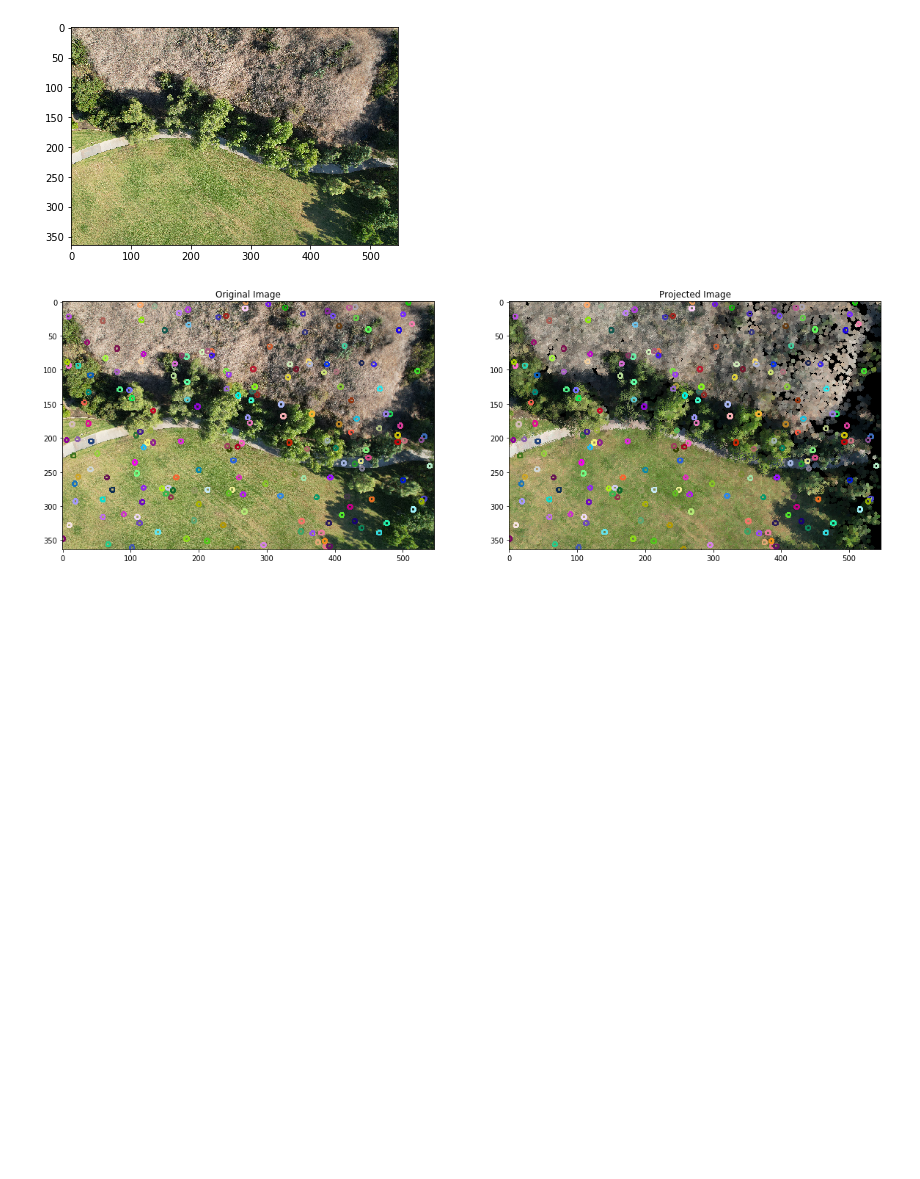
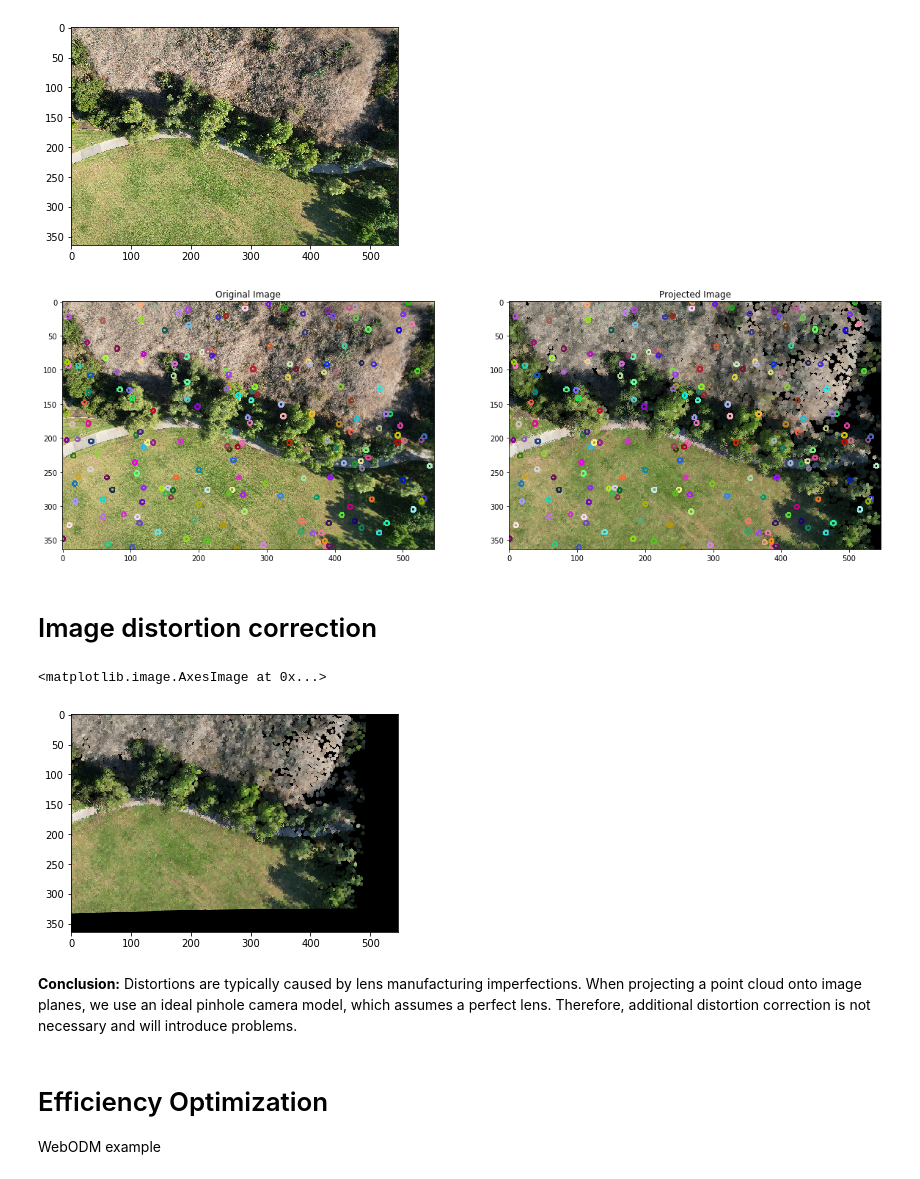
Before and after one commit to ZhiangChen/SegMo3D, a Jupyter notebook: ssfm/ssfm/projection.ipynb, the cells around one changed output. Drawn from its saved outputs; the diff is of its cells as text; code cells hidden in the pictures; blank space fills up the shorter version.

```diff
--- a/ssfm/ssfm/projection.ipynb
+++ b/ssfm/ssfm/projection.ipynb
@@ -183,7 +185,7 @@ las_file = "../../data/model.las"
 points, colors = read_las_file(las_file)
 # %%
 camera_intrinsics_file = "../../data/camera.json"
-camera_intrinsics = read_camera_intrinsics_webodm(camera_intrinsics_file)
+camera_intrinsics, distortion_params = read_camera_intrinsics_webodm(camera_intrinsics_file)
 print(camera_intrinsics)
 
 camera_list_file = "../../data/shots.geojson"
@@ -382,3 +422,18 @@ img1, img2 = draw_random_circles(img_ori_resized, img_projected, 200)
 plot_images(img1, img2, title1="Original Image", title2="Projected Image")
 # %% [output]
 [figure]
+# %% [markdown]
+# Image distortion correction
+# %%
+undistorted_image = cv2.undistort(img_projected, camera_intrinsics, distortion_params)
+
+plt.imshow(undistorted_image)
+# %% [output]
+<matplotlib.image.AxesImage at 0x...>
+[figure, added]
+# %% [markdown]
+**Conclusion:** Distortions are typically caused by lens manufacturing imperfections. When projecting a point cloud onto image planes, we use an ideal pinhole camera model, which assumes a perfect lens. Therefore, additional distortion correction is not necessary and will introduce problems.
+# %% [markdown]
+# Efficiency Optimization
+
+WebODM example
```
Also changed, not shown: parts of 21 cells of this notebook, 1 other file.
